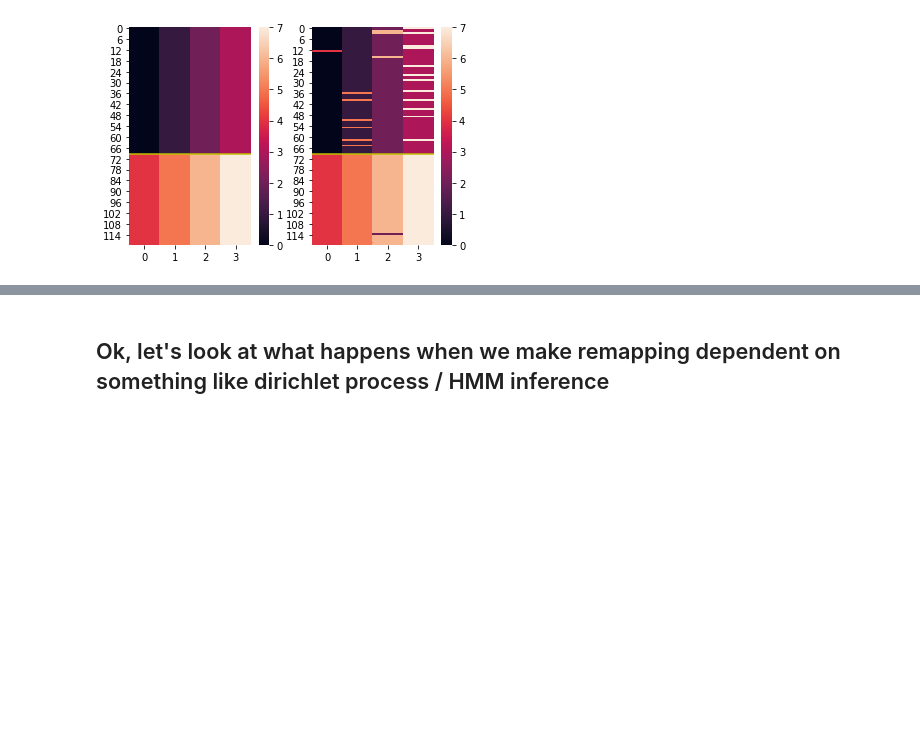
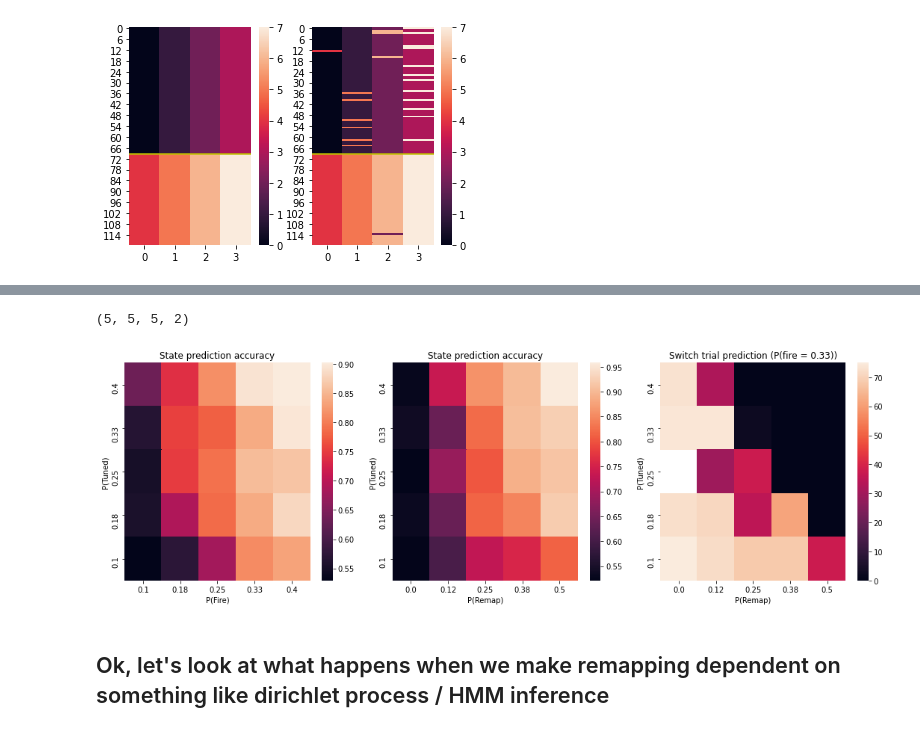
Before and after one commit to sternj98/remapping_detection, a Jupyter notebook: simulation.ipynb, the cells around one changed output, grey strips where cells are left out. Saved outputs shown, nothing was run; the diff lists cells and outputs as text; code cells hidden in the pictures; blank space fills up the shorter version.

```diff
--- a/simulation.ipynb
+++ b/simulation.ipynb
@@ -171,2 +266,33 @@ ax[1].hlines(switch_trial,0,n_trackPhases,color = 'y')
+# %%
+np.abs(switchTrial_estim - switch_trial).shape
+# %% [output]
+(5, 5, 5, 2)
+# %%
+fig , ax = plt.subplots(1,3,figsize = (15,5))
+sns.heatmap(np.flipud(accuracy.mean(axis = 3).mean(axis = 2)) , ax = ax[0])
+ax[0].set_xticklabels(np.round(p_fire,2))
+ax[0].set_yticklabels(np.round(p_tuned,2)[::-1])
+ax[0].set_xlabel("P(Fire)")
+ax[0].set_ylabel("P(Tuned)")
+ax[0].set_title("State prediction accuracy")
+
+sns.heatmap(np.flipud(accuracy.mean(axis = 3).mean(axis = 1)) , ax = ax[1])
+ax[1].set_xticklabels(np.round(p_remap,2))
+ax[1].set_yticklabels(np.round(p_tuned,2)[::-1])
+ax[1].set_xlabel("P(Remap)")
+ax[1].set_ylabel("P(Tuned)")
+ax[1].set_title("State prediction accuracy")
+
+p_fire_ix = 3
+switch_trial_ae = np.abs(switchTrial_estim - switch_trial)
+sns.heatmap(np.flipud(switch_trial_ae.mean(axis = 3)[:,3,:]) , ax = ax[2],vmin = 0)
+ax[2].set_xticklabels(np.round(p_remap,2))
+ax[2].set_yticklabels(np.round(p_tuned,2)[::-1])
+ax[2].set_xlabel("P(Remap)")
+ax[2].set_ylabel("P(Tuned)")
+ax[2].set_title("Switch trial prediction (P(fire = %.2f))"%p_fire[p_fire_ix])
+fig.tight_layout()
+# %% [output]
+[figure, added]
 # %% [markdown]
 ## Ok, let's look at what happens when we make remapping dependent on something like dirichlet process / HMM inference
```
Also changed, not shown: parts of 14 cells of this notebook.
